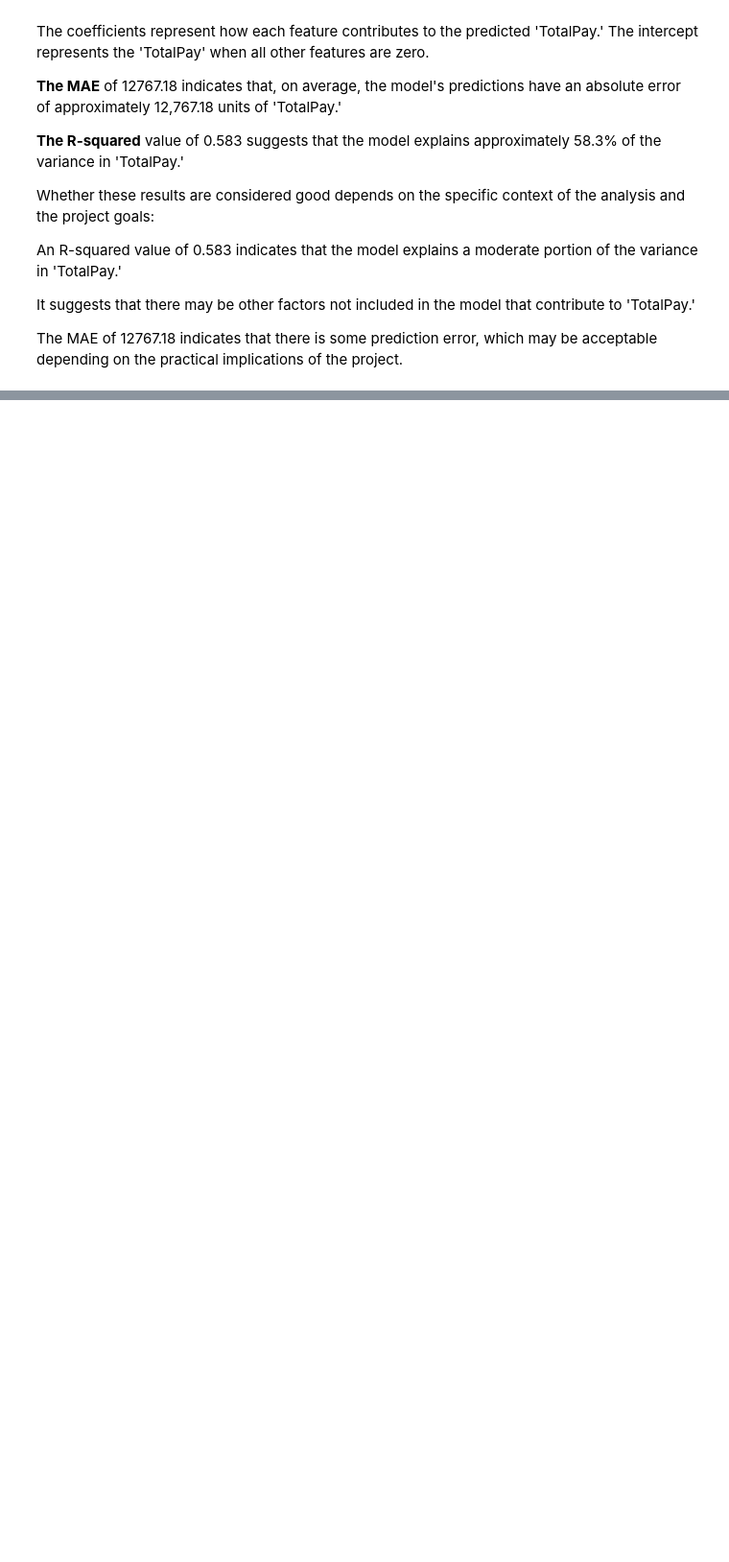
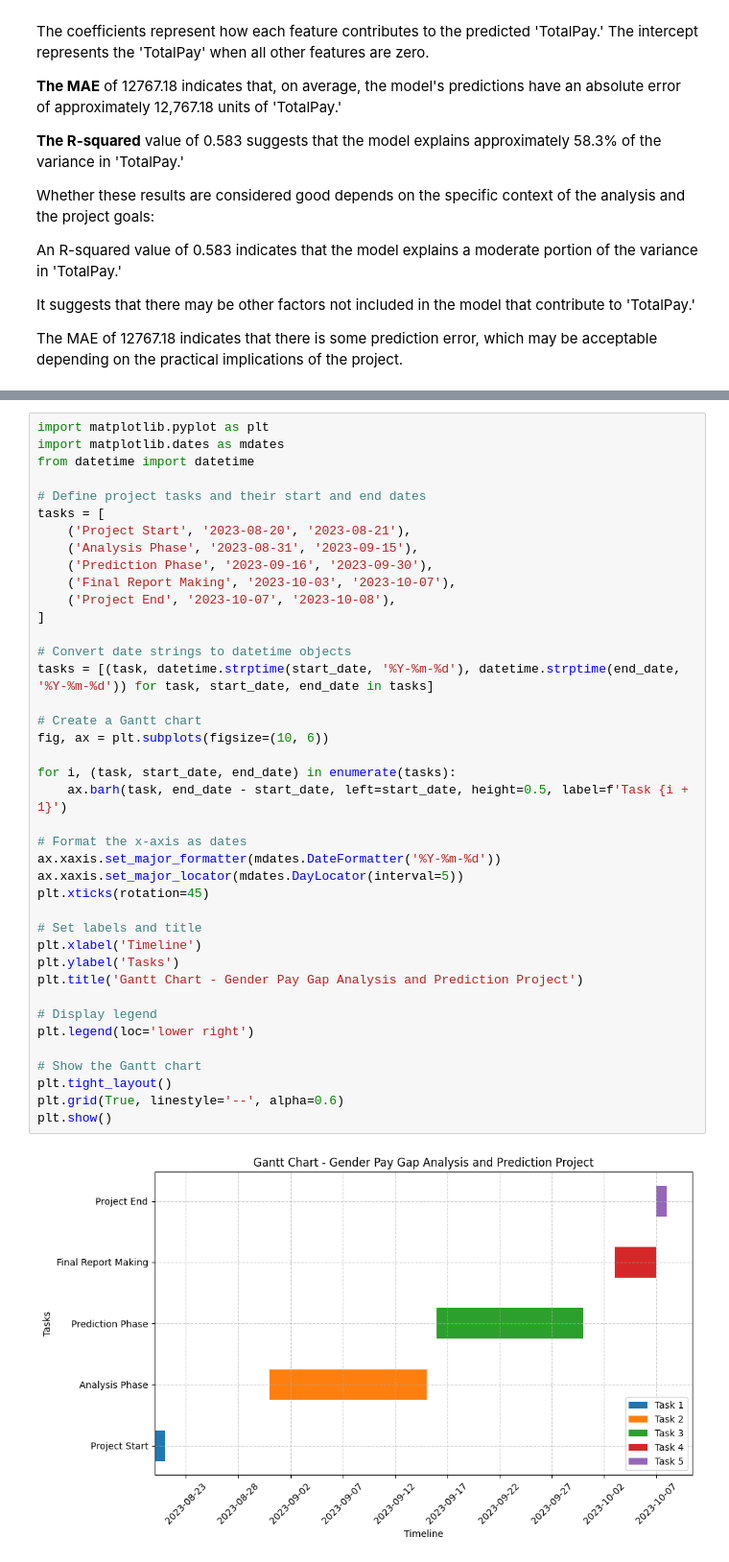
Before and after one commit to Jaideepgarlyal15/Gender-Pay-Gap-Analysis-And-Prediction, a Jupyter notebook: Gender_Pay_Gap_Analysis_&_Prediction.ipynb, the cells around one changed output, grey strips where cells are left out. Shown at 96% size. Saved outputs shown, nothing was run; the diff lists cells and outputs as text; blank space fills up the shorter version.

```diff
--- a/Gender_Pay_Gap_Analysis_&_Prediction.ipynb
+++ b/Gender_Pay_Gap_Analysis_&_Prediction.ipynb
@@ -896,0 +1079,42 @@ The MAE of 12767.18 indicates that there is some prediction error, which may be
+# %%
+import matplotlib.pyplot as plt
+import matplotlib.dates as mdates
+from datetime import datetime
+
+# Define project tasks and their start and end dates
+tasks = [
+    ('Project Start', '2023-08-20', '2023-08-21'),
+    ('Analysis Phase', '2023-08-31', '2023-09-15'),
+    ('Prediction Phase', '2023-09-16', '2023-09-30'),
+    ('Final Report Making', '2023-10-03', '2023-10-07'),
+    ('Project End', '2023-10-07', '2023-10-08'),
+]
+
+# Convert date strings to datetime objects
+tasks = [(task, datetime.strptime(start_date, '%Y-%m-%d'), datetime.strptime(end_date, '%Y-%m-%d')) for task, start_date, end_date in tasks]
+
+# Create a Gantt chart
+fig, ax = plt.subplots(figsize=(10, 6))
+
+for i, (task, start_date, end_date) in enumerate(tasks):
+    ax.barh(task, end_date - start_date, left=start_date, height=0.5, label=f'Task {i + 1}')
+
+# Format the x-axis as dates
+ax.xaxis.set_major_formatter(mdates.DateFormatter('%Y-%m-%d'))
+ax.xaxis.set_major_locator(mdates.DayLocator(interval=5))
+plt.xticks(rotation=45)
+
+# Set labels and title
+plt.xlabel('Timeline')
+plt.ylabel('Tasks')
+plt.title('Gantt Chart - Gender Pay Gap Analysis and Prediction Project')
+
+# Display legend
+plt.legend(loc='lower right')
+
+# Show the Gantt chart
+plt.tight_layout()
+plt.grid(True, linestyle='--', alpha=0.6)
+plt.show()
+# %% [output]
+[figure, added]
```
Also changed, not shown: parts of 13 cells of this notebook.
